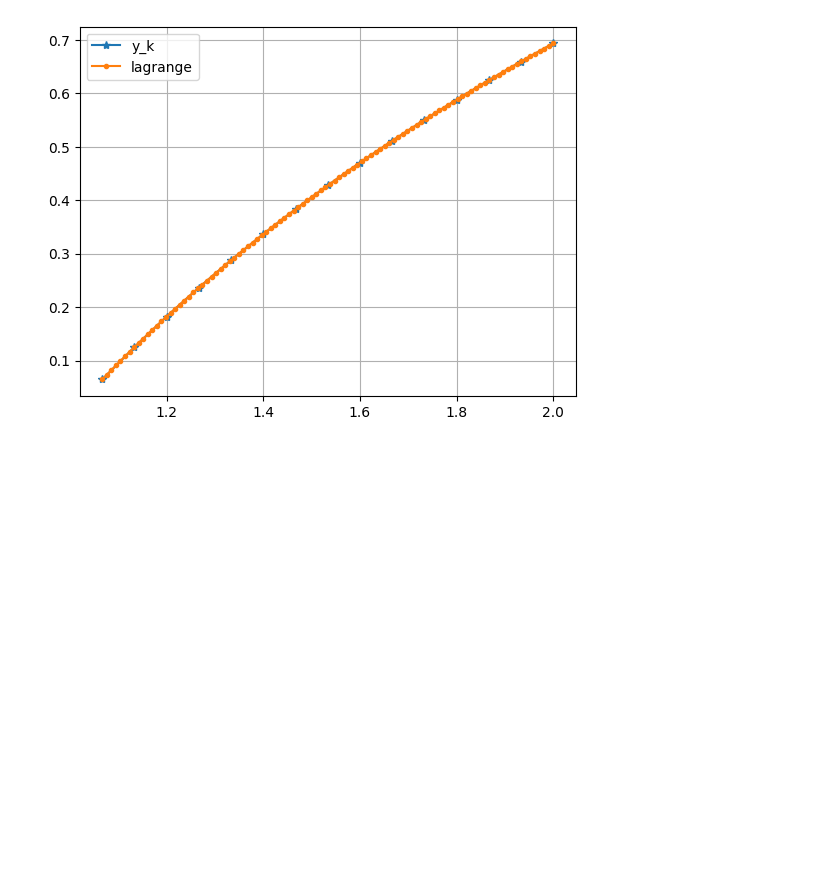
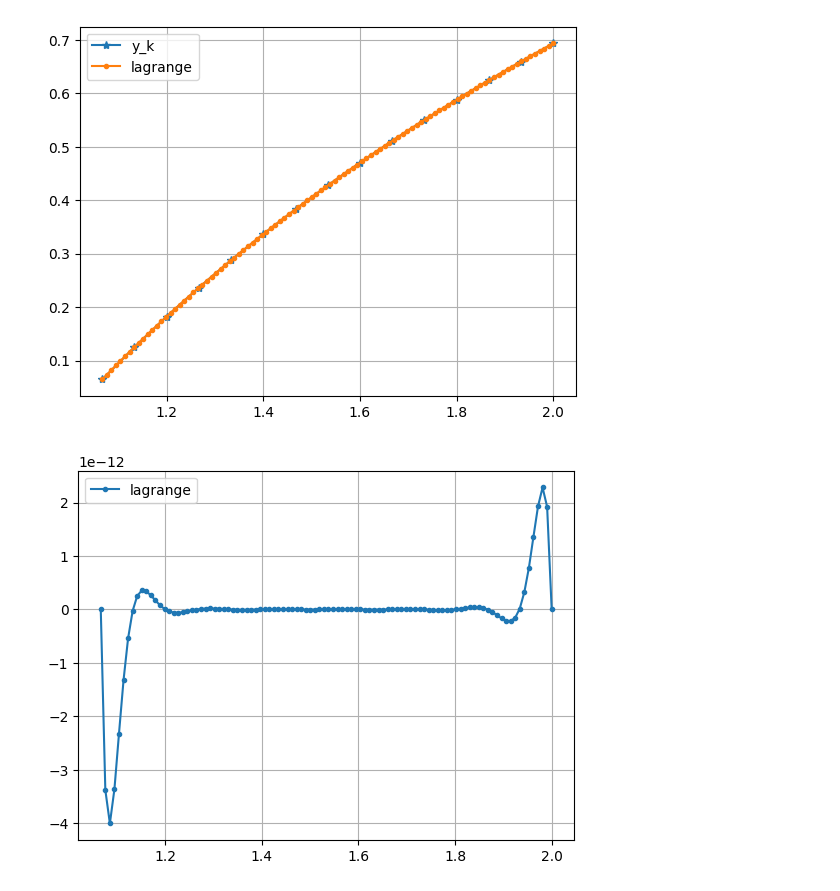
Before and after one commit to IDAnton/OFA, a Jupyter notebook: 5.ipynb, the cells around one changed output. Drawn from its saved outputs; the diff is of its cells as text; code cells hidden in the pictures; blank space fills up the shorter version.

```diff
--- a/5.ipynb
+++ b/5.ipynb
@@ -31,7 +31,7 @@ class Lagrange():
                     l_i *= x_i - x_array[j]
                 res += y_array[i] * l_i / self.l_array[i]
             y_result.append(res)
-        return y_result
+        return np.array(y_result)
 # %%
 N = 15
 k = np.arange(1, N+1, 1)
@@ -50,3 +50,10 @@ plt.grid()
 plt.show()
 # %% [output]
 [figure]
+# %%
+plt.plot(x1, res-y_k(x1), marker=".", label="lagrange")
+plt.legend()
+plt.grid()
+plt.show()
+# %% [output]
+[figure, added]
```
Also changed, not shown: 1 other file.
